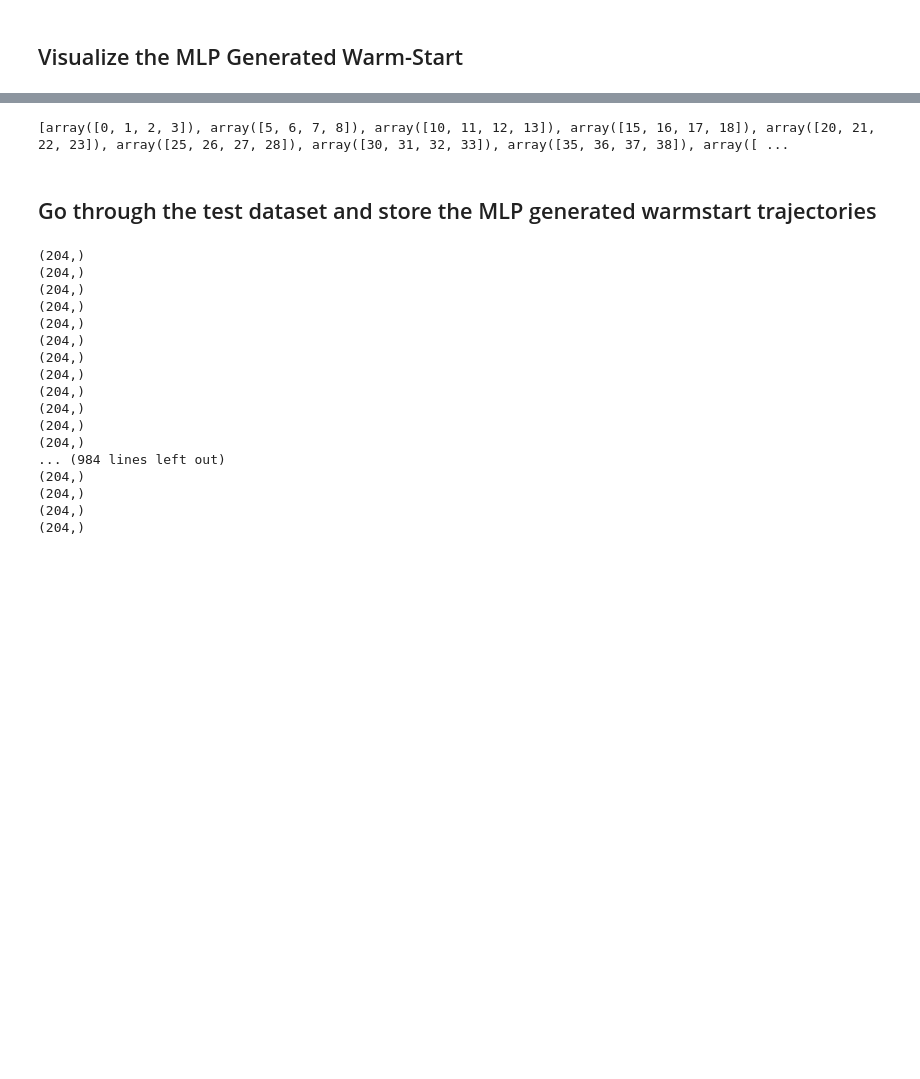
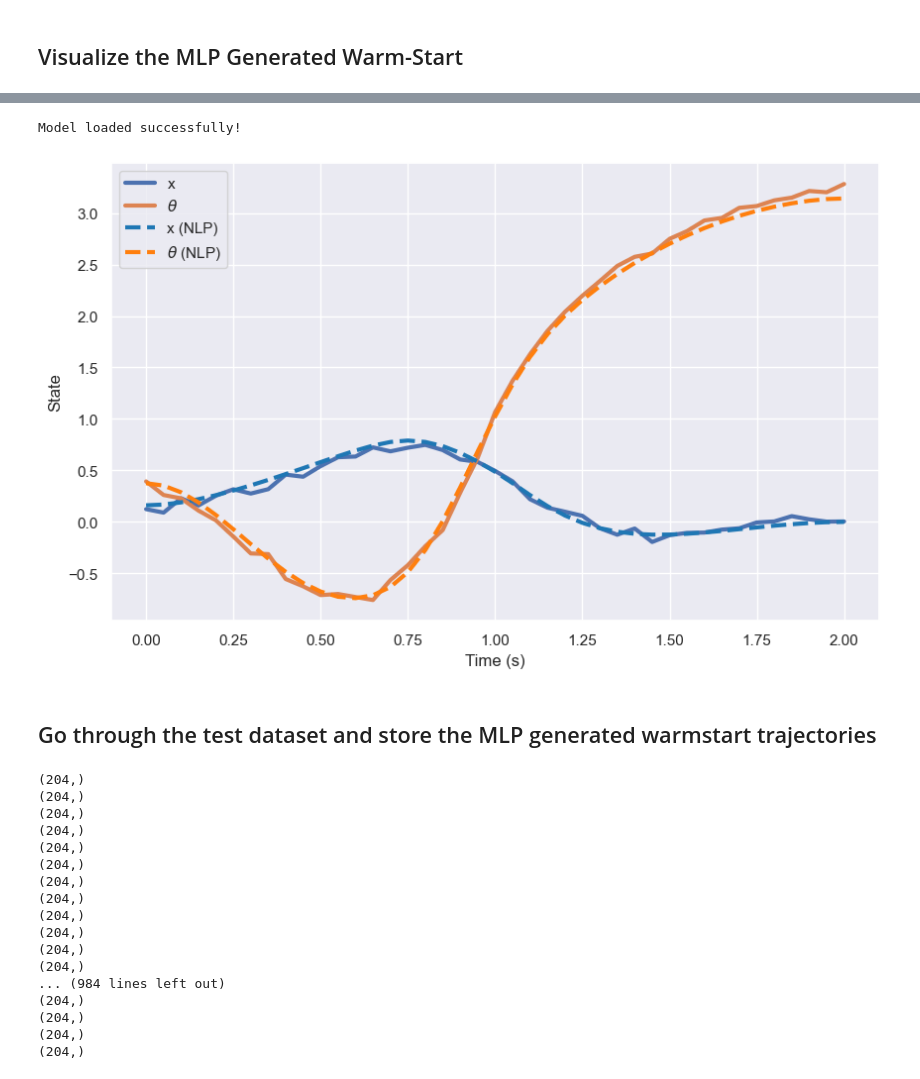
Before and after one commit to Astronauty/AiPEX-Projects, a Jupyter notebook: warmstarting_NLPs/NLP_learning.ipynb, the cells around one changed output, grey strips where cells are left out. Cells and saved outputs as stored; diff of their text form; code cells hidden in the pictures; blank space fills up the shorter version.

```diff
--- a/warmstarting_NLPs/NLP_learning.ipynb
+++ b/warmstarting_NLPs/NLP_learning.ipynb
@@ -75,5 +71,12 @@ Model structure: CartpoleNN(
     (4): Linear(in_features=256, out_features=204, bias=True)
   )
 )
+# %%
+path = 'data/presolves/cartpole_DIRCOL_5000.csv'
+t_vec = []
+nx, nu, N = 4, 1, 41
+t_vec = np.linspace(0, 2, N)
+
+cartpole_warmstart = POCPSolver(path, t_vec, nx, nu, N)
 # %% [markdown]
 ## Training Loop
@@ -206,7 +138,12 @@ idx(nx=4, nu=1, N=41, nz=204, nc=160, X=[array([0, 1, 2, 3]), array([5, 6, 7, 8]
-# %%
-print(idx.X)
-# %% [output]
-[array([0, 1, 2, 3]), array([5, 6, 7, 8]), array([10, 11, 12, 13]), array([15, 16, 17, 18]), array([20, 21, 22, 23]), array([25, 26, 27, 28]), array([30, 31, 32, 33]), array([35, 36, 37, 38]), array([ ...
+# %%
+path = pathlib.Path(r'C:\Users\AiPEX-WS4\Documents\AiPEX-Projects\warmstarting_NLPs\models\cartpole_model1.pth')
+cartpole_warmstart.load_model(path)
+# %% [output]
+Model loaded successfully!
+# %%
+cartpole_warmstart.compare_trajectories(15)
+# %% [output]
+[figure, added]
 # %% [markdown]
 ## Go through the test dataset and store the MLP generated warmstart trajectories
 # %%
```
Also changed, not shown: parts of 9 cells of this notebook, 24 other files.
